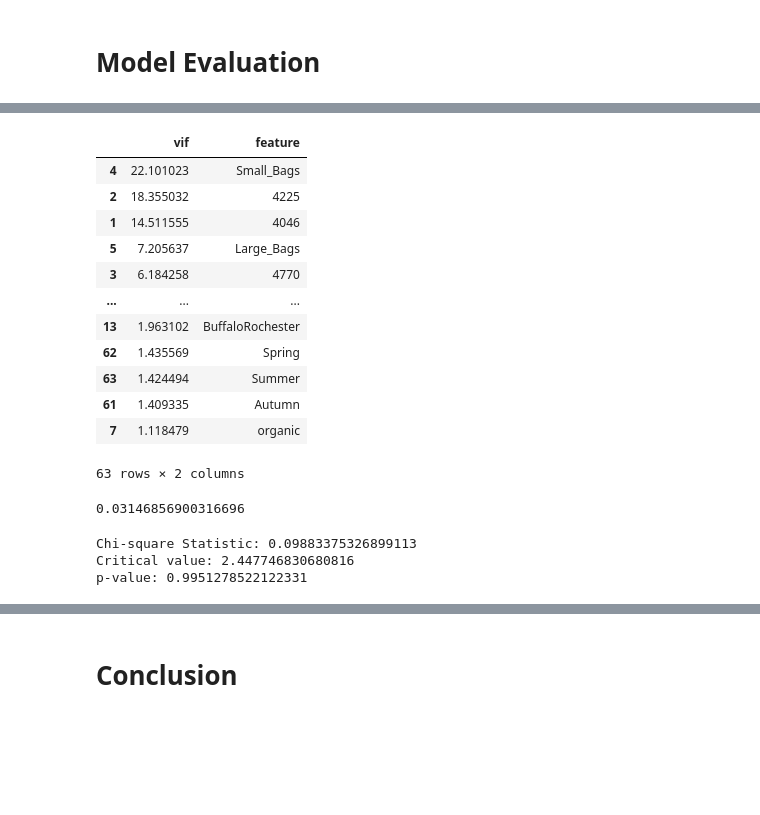
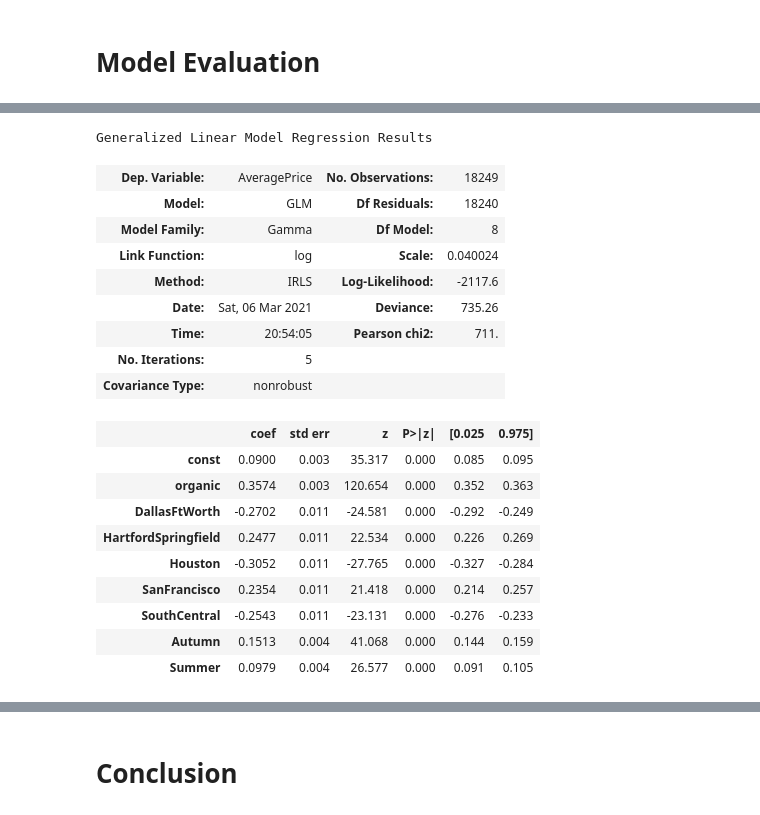
Before and after one commit to SmilesTigeR/statistical-analysis, a Jupyter notebook: Notebook/Avocado/Avocado_GLM.ipynb, the cells around one changed output, grey strips where cells are left out. Drawn from its saved outputs; the diff is of its cells as text; code cells hidden in the pictures; blank space fills up the shorter version.

```diff
--- a/Notebook/Avocado/Avocado_GLM.ipynb
+++ b/Notebook/Avocado/Avocado_GLM.ipynb
@@ -971,42 +1015,24 @@ model_dispersion
-# %%
-vif = pd.DataFrame()
-vif['vif'] = [variance_inflation_factor(sm.add_constant(X).values, i) for i in range(X.shape[1] + 1)]
-vif['feature'] = sm.add_constant(X).columns
-vif.drop(0).sort_values('vif', ascending = False)
-# %% [output]
-|  | vif | feature |
-| 4 | 22.101023 | Small_Bags |
-| 2 | 18.355032 | 4225 |
-| 1 | 14.511555 | 4046 |
-| 5 | 7.205637 | Large_Bags |
-| 3 | 6.184258 | 4770 |
-| ... | ... | ... |
-| 13 | 1.963102 | BuffaloRochester |
-| 62 | 1.435569 | Spring |
-| 63 | 1.424494 | Summer |
-| 61 | 1.409335 | Autumn |
-| 7 | 1.118479 | organic |
-63 rows × 2 columns
 # %%
-reduced_model = sm.GLM(y, sm.add_constant(X.drop(['Small_Bags', '4225'], axis = 1)), family = sm.families.Gamma(link = sm.families.links.log())).fit()
+model = sm.GLM(y, sm.add_constant(X[backward_features]), family = sm.families.Gamma(link = sm.families.links.log())).fit(scale = model_dispersion)
+model.summary()
+# %% [output]
+Generalized Linear Model Regression Results
+| Dep. Variable: | AveragePrice | No. Observations: | 18249 |
+| Model: | GLM | Df Residuals: | 18240 |
+| Model Family: | Gamma | Df Model: | 8 |
+| Link Function: | log | Scale: | 0.040024 |
+| Method: | IRLS | Log-Likelihood: | -2117.6 |
+| Date: | Sat, 06 Mar 2021 | Deviance: | 735.26 |
+| Time: | 20:54:05 | Pearson chi2: | 711. |
+| No. Iterations: | 5 |  |  |
+| Covariance Type: | nonrobust |  |  |
+|  | coef | std err | z | P>|z| | [0.025 | 0.975] |
+| const | 0.0900 | 0.003 | 35.317 | 0.000 | 0.085 | 0.095 |
+| organic | 0.3574 | 0.003 | 120.654 | 0.000 | 0.352 | 0.363 |
+| DallasFtWorth | -0.2702 | 0.011 | -24.581 | 0.000 | -0.292 | -0.249 |
+| HartfordSpringfield | 0.2477 | 0.011 | 22.534 | 0.000 | 0.226 | 0.269 |
+| Houston | -0.3052 | 0.011 | -27.765 | 0.000 | -0.327 | -0.284 |
+| SanFrancisco | 0.2354 | 0.011 | 21.418 | 0.000 | 0.214 | 0.257 |
+| SouthCentral | -0.2543 | 0.011 | -23.131 | 0.000 | -0.276 | -0.233 |
+| Autumn | 0.1513 | 0.004 | 41.068 | 0.000 | 0.144 | 0.159 |
+| Summer | 0.0979 | 0.004 | 26.577 | 0.000 | 0.091 | 0.105 |
-# %%
-reduced_dispersion = Gamma_shape(reduced_model, y)[0]
-reduced_dispersion = 1/reduced_dispersion
-reduced_dispersion
-# %% [output]
-0.03146856900316696
-# %%
-chi_stat = reduced_model.deviance/reduced_dispersion - model.deviance/model_dispersion
-df = reduced_model.df_resid - model.df_resid
-critical_value = stats.chi.ppf(0.95, df = df)
-p_value = stats.chi.sf(chi_stat, df)
-
-print('Chi-square Statistic:', chi_stat)
-print('Critical value:', critical_value)
-print('p-value:', p_value)
-
-# Not significant
-# %% [output]
-Chi-square Statistic: 0.09883375326899113
-Critical value: 2.447746830680816
-p-value: 0.9951278522122331
```
Also changed, not shown: parts of 37 cells of this notebook.
